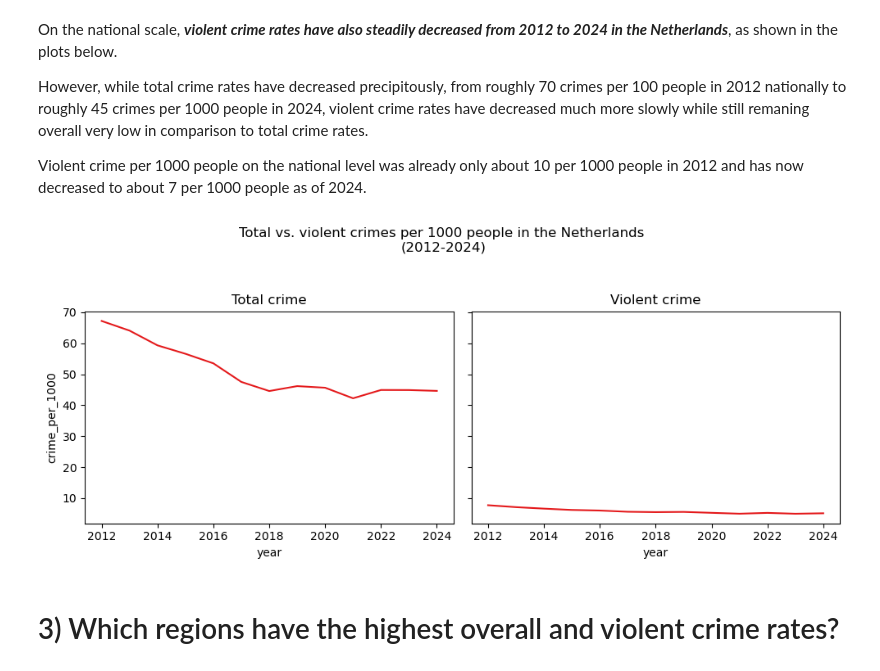
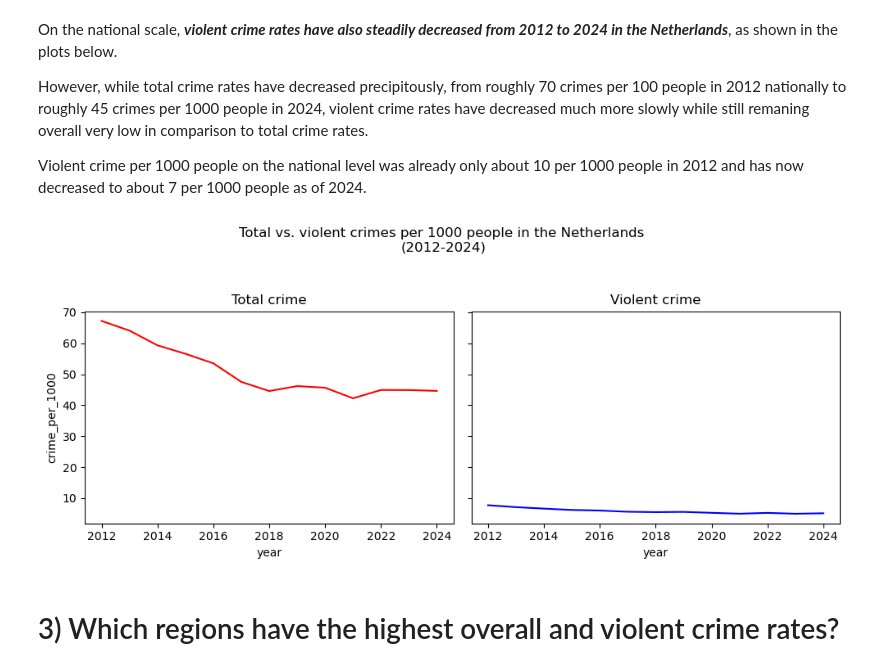
Before and after one commit to chels-j/NLViolentCrime, a Jupyter notebook: NLCrimeAnalysis.ipynb, the cells around one changed output. Cells and saved outputs as stored; diff of their text form; code cells hidden in the pictures.

```diff
--- a/NLCrimeAnalysis.ipynb
+++ b/NLCrimeAnalysis.ipynb
@@ -715,22 +723,29 @@ major_cities = ['Amsterdam', 'Haarlem', 'Utrecht (gemeente)', 'Rotterdam', "'s-G
 ## For total crime
 regional_df = merged_df[(merged_df['region'].str.contains('(PV)')) & (merged_df['crime_type'] == 'Totaal misdrijven')]
 national_df = merged_df[(merged_df['region'] == 'Nederland') & (merged_df['crime_type'] == 'Totaal misdrijven')]
-cities_df = merged_df[((~merged_df['region'].isin(country_df['region'])) & (~merged_df['region'].isin(regions_df['region'])))
+cities_df = merged_df[((~merged_df['region'].isin(national_df['region'])) & (~merged_df['region'].isin(regional_df['region'])))
                         & (merged_df['crime_type'] == 'Totaal misdrijven')]
+
+for i in [national_df, regional_df, cities_df]:
+    i.drop(columns='id', inplace=True)
+    i['crime_type'] = 'Total crime'
+    i.reset_index(inplace=True)
 
 ## For violent crime
 dfr = merged_df[(merged_df['region'].str.contains('(PV)')) & (merged_df['crime_type'].isin(violent_crime))]
 dfn = merged_df[(merged_df['region'] == 'Nederland') & (merged_df['crime_type'].isin(violent_crime))]
-dfc = merged_df[((~merged_df['region'].isin(country_df['region'])) & (~merged_df['region'].isin(regions_df['region'])))
+dfc = merged_df[((~merged_df['region'].isin(national_df['region'])) & (~merged_df['region'].isin(regional_df['region'])))
                         & (merged_df['crime_type'].isin(violent_crime))]
 
 vc_dfs = []
 for i in [dfn, dfr, dfc]:
     i = i.groupby(by=['region','year']).sum()
     i = (i
-    .drop(columns='crime_type')
-    .rename(columns={'crime_per_1000':'violentcrime_per_1000'})
+    .drop(columns=['id','population'])
+    .rename(columns={'crime_per_1000':'violentcrime_per_1000', 'crime_count':'violent_crime_count'})
         )
+    i['crime_type'] = 'Violent crime'
+    i.reset_index()
     vc_dfs.append(i)
 
 national_violent = vc_dfs[0]
@@ -875,30 +930,33 @@ Violent crime per 1000 people on the national level was already only about 10 pe
 # %%
 ## Plot line chart of national violent crime rate 2012-2024; compare to national total crime rate 2012-2024
 
 ## Set figure properties
 f, axs = plt.subplots(1, 2, figsize=(10, 4), gridspec_kw=dict(width_ratios=[4, 4]), sharey=True, sharex=True)
 
 
 ## Plot national total crimes progression
 sns.lineplot(data=national_df,
-             x='year', y='crime_per_1000',
+             x='year', y='crime_per_1000', color='red',
              ax=axs[0],
             legend=False)
 
 ## Plot national violent crime progression
 sns.lineplot(data=national_violent,
-             x='year', y='violentcrime_per_1000',
+             x='year', y='violentcrime_per_1000', color='blue',
              ax=axs[1])
 
 # Set titles
 f.suptitle('Total vs. violent crimes per 1000 people in the Netherlands \n(2012-2024)', y=1.05)
 axs[0].set_title('Total crime')
 axs[1].set_title('Violent crime')
+## Export figure
+plt.savefig("totalvviolent_line_national.png", dpi=300, bbox_inches="tight")
 
 
 f.tight_layout()
+plt.show()
 # %% [output]
-[figure, old version]
+[figure, new version]
 # %% [markdown]
 # 3) Which regions have the highest overall and violent crime rates?
 # %% [markdown]
```
Also changed, not shown: parts of 50 cells of this notebook, 11 other files.
